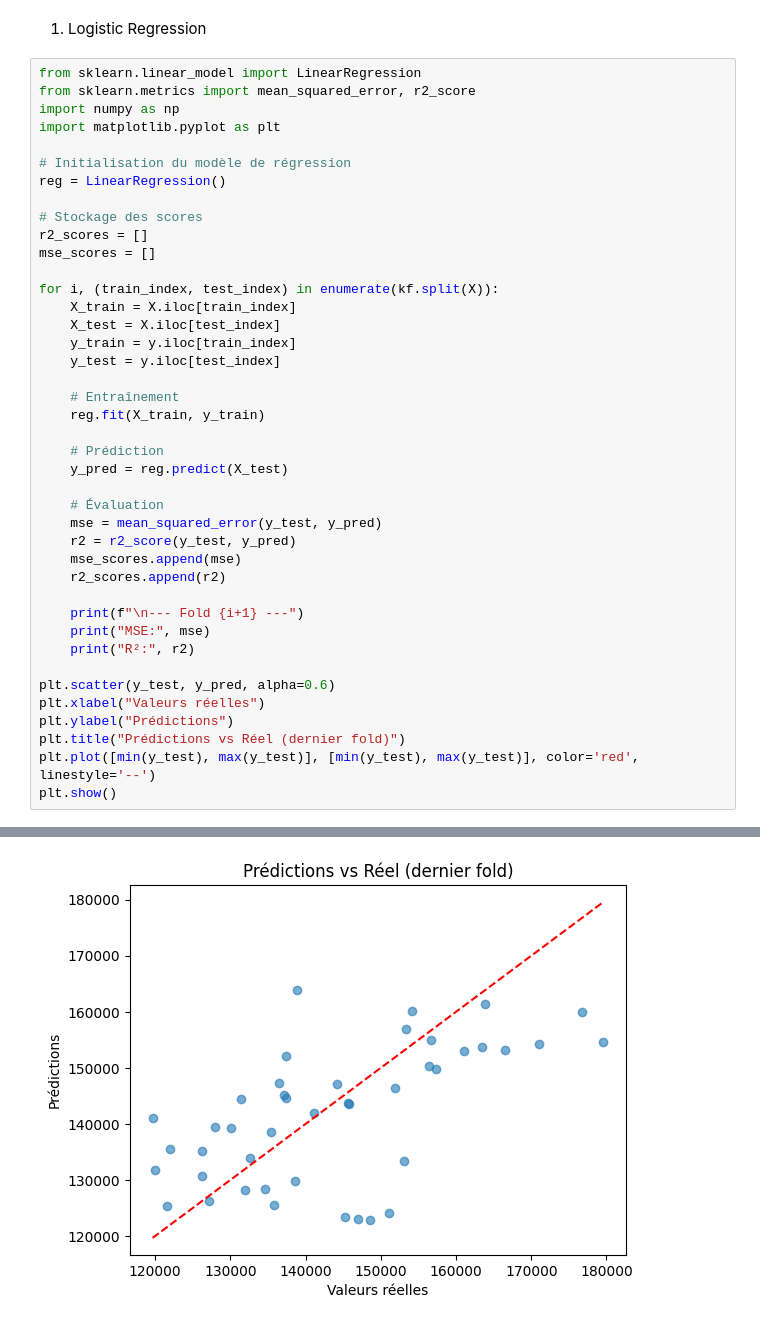
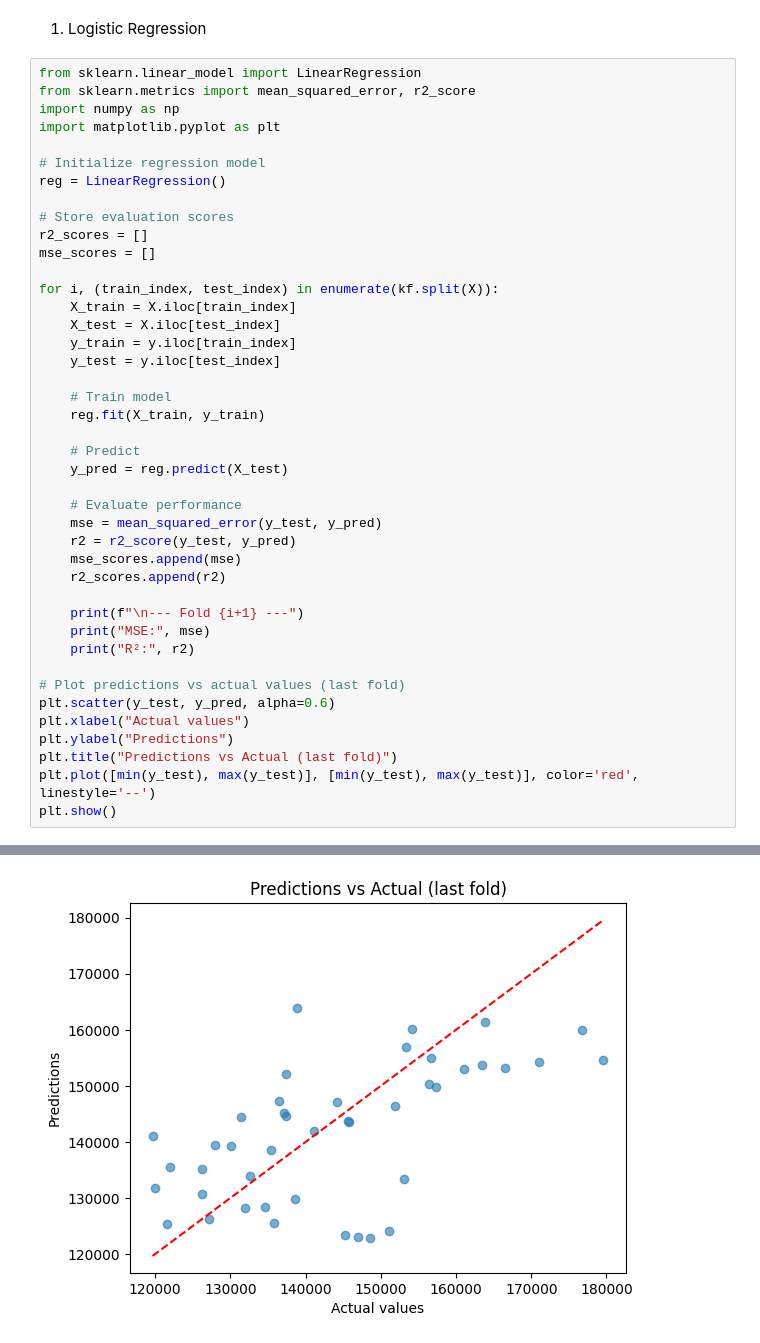
Before and after one commit to Samuel-JULLY/KMUTNB_internship, a Jupyter notebook: Projet.ipynb, the cells around one changed output, grey strips where cells are left out. Cells and saved outputs as stored; diff of their text form.

Commit message:
update_model

```diff
--- a/Projet.ipynb
+++ b/Projet.ipynb
@@ -256,10 +254,10 @@ from sklearn.metrics import mean_squared_error, r2_score
 import numpy as np
 import matplotlib.pyplot as plt
 
-# Initialisation du modèle de régression
+# Initialize regression model
 reg = LinearRegression()
 
-# Stockage des scores
+# Store evaluation scores
 r2_scores = []
 mse_scores = []
 
@@ -269,46 +267,47 @@ for i, (train_index, test_index) in enumerate(kf.split(X)):
     y_train = y.iloc[train_index]
     y_test = y.iloc[test_index]
 
-    # Entraînement
+    # Train model
     reg.fit(X_train, y_train)
 
-    # Prédiction
+    # Predict
     y_pred = reg.predict(X_test)
 
-    # Évaluation
+    # Evaluate performance
     mse = mean_squared_error(y_test, y_pred)
     r2 = r2_score(y_test, y_pred)
     mse_scores.append(mse)
     r2_scores.append(r2)
 
     print(f"\n--- Fold {i+1} ---")
     print("MSE:", mse)
     print("R²:", r2)
 
+# Plot predictions vs actual values (last fold)
 plt.scatter(y_test, y_pred, alpha=0.6)
-plt.xlabel("Valeurs réelles")
-plt.ylabel("Prédictions")
-plt.title("Prédictions vs Réel (dernier fold)")
+plt.xlabel("Actual values")
+plt.ylabel("Predictions")
+plt.title("Predictions vs Actual (last fold)")
 plt.plot([min(y_test), max(y_test)], [min(y_test), max(y_test)], color='red', linestyle='--')
 plt.show()
 # %% [output]
 --- Fold 1 ---
 MSE: 174991323.80465835
 R²: 0.37789747869863677
 
 --- Fold 2 ---
 MSE: 765993237.0211895
 R²: 0.07669633333310122
 
 --- Fold 3 ---
 MSE: 192562337.45176753
 R²: 0.47995180997037756
 
 --- Fold 4 ---
 MSE: 203035541.0873305
 R²: 0.49480894379224116
 
 --- Fold 5 ---
 MSE: 165935998.79631725
 R²: 0.28566516429884736
-[figure, old version]
+[figure, new version]
```
Also changed, not shown: parts of 15 cells of this notebook.
